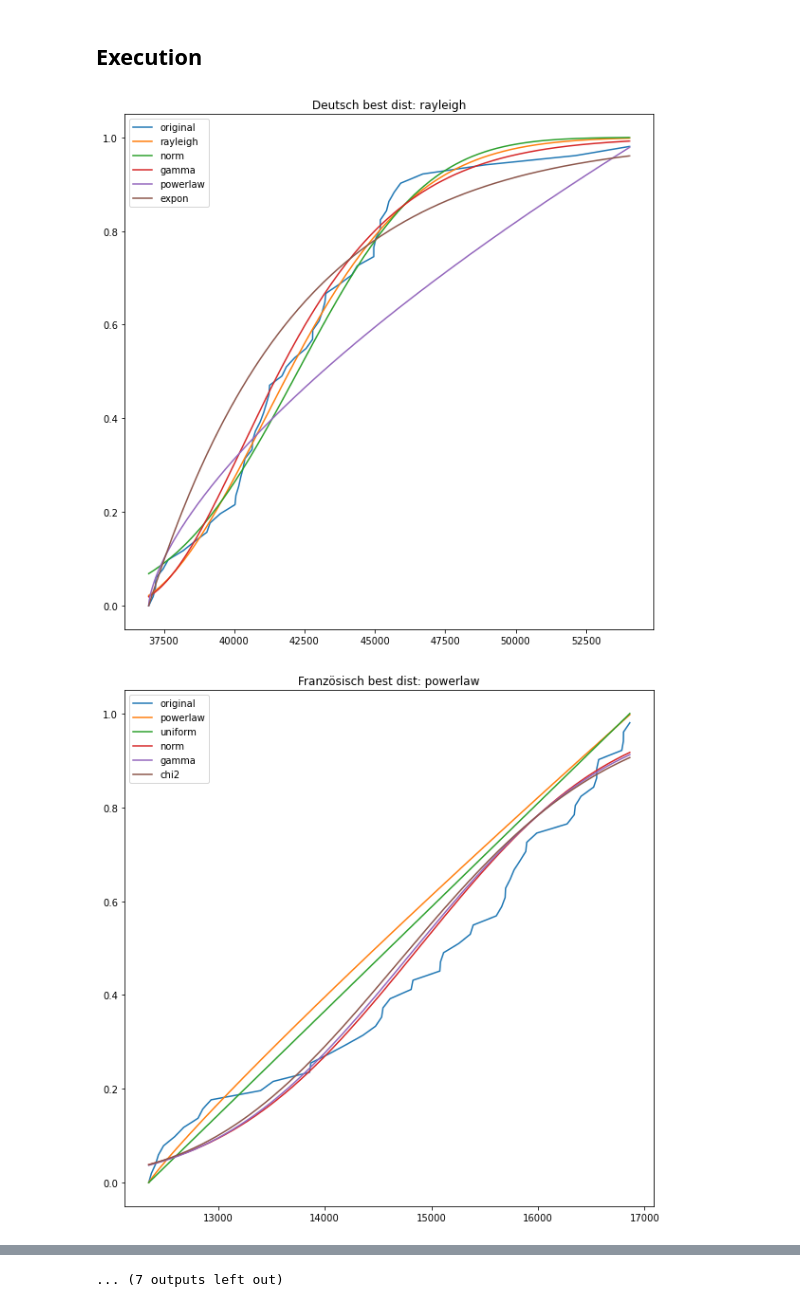
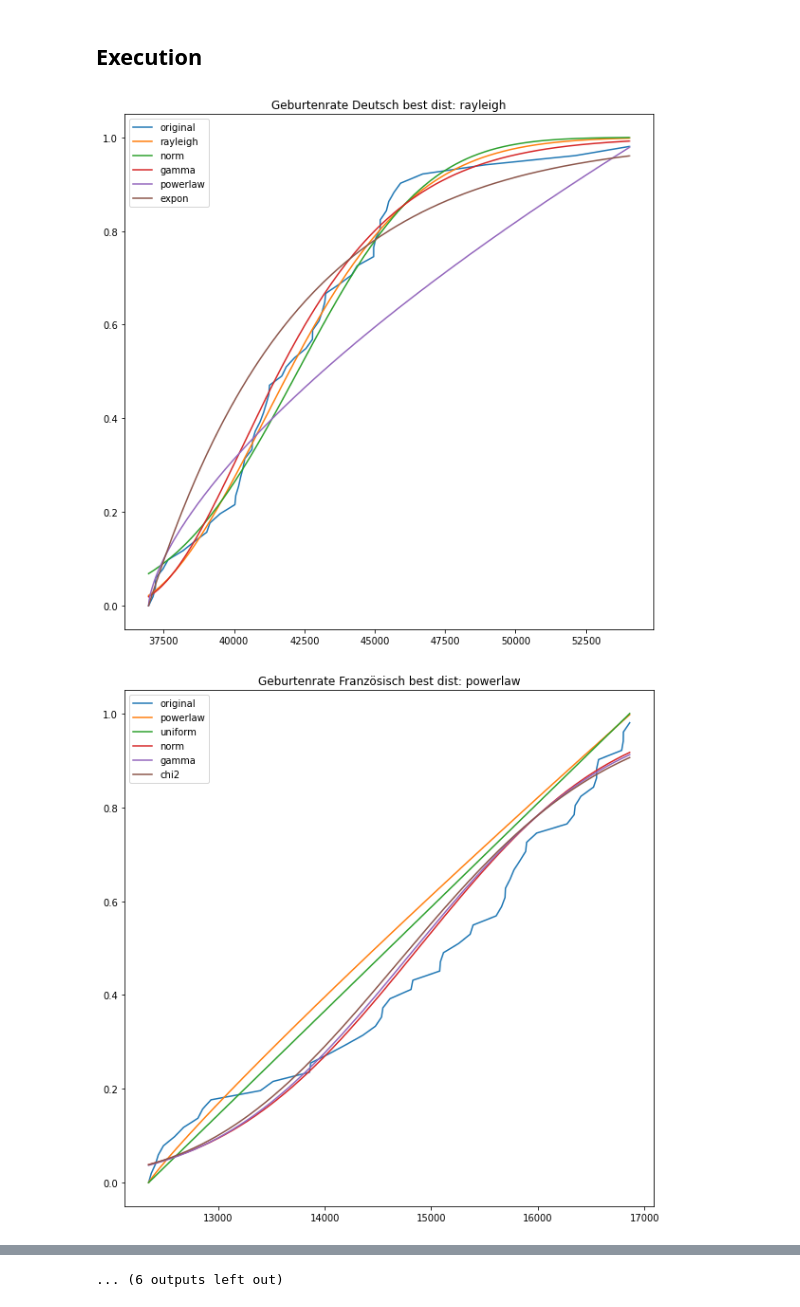
Before and after one commit to nicolarohner1337/omc-WER, a Jupyter notebook: Abgabe/OMC_Sprachen.ipynb, the cells around one changed output, grey strips where cells are left out. Saved outputs shown, nothing was run; the diff lists cells and outputs as text; code cells hidden in the pictures.

Commit message:
added titles and timings

```diff
--- a/Abgabe/OMC_Sprachen.ipynb
+++ b/Abgabe/OMC_Sprachen.ipynb
@@ -275,44 +278,41 @@ def display_stackedArea_chart(Deutsch:np.array, Französisch:np.array, Italienis
 
     fig = go.Figure()
 
-    fig.add_trace(go.Scatter(x = np.array(range(0,years)), y = MeanOfSim(Deutsch),stackgroup='one',mode='lines', name='Deutsch',groupnorm='percent'))
-    fig.add_trace(go.Scatter(x = np.array(range(0,years)), y = MeanOfSim(Französisch),stackgroup='one',mode='lines', name='Französisch'))
-    fig.add_trace(go.Scatter(x = np.array(range(0,years)), y = MeanOfSim(Italienisch),stackgroup='one',mode='lines', name='Italienisch'))
-    fig.add_trace(go.Scatter(x = np.array(range(0,years)), y = MeanOfSim(Andere),stackgroup='one',mode='lines', name='Andere'))
+    fig.add_trace(go.Scatter(x = np.array(range(2022,2022+years)), y = MeanOfSim(Deutsch),stackgroup='one',mode='lines', name='Deutsch',groupnorm='percent'))
+    fig.add_trace(go.Scatter(x = np.array(range(2022,2022+years)), y = MeanOfSim(Französisch),stackgroup='one',mode='lines', name='Französisch'))
+    fig.add_trace(go.Scatter(x = np.array(range(2022,2022+years)), y = MeanOfSim(Italienisch),stackgroup='one',mode='lines', name='Italienisch'))
+    fig.add_trace(go.Scatter(x = np.array(range(2022,2022+years)), y = MeanOfSim(Andere),stackgroup='one',mode='lines', name='Andere'))
 
     fig.update_layout(
         showlegend=True,
+        title = "Simulation: Anteile der Sprachgruppen",
         xaxis_type='linear',
         yaxis=dict(
             type='linear',
             range=[1, 100],
             ticksuffix='%'))
-    #add y-axis title
-    fig.update_yaxes(title_text="Relative Häufigkeit")
-    #add x-axis title
-    fig.update_xaxes(title_text="Jahr")
 
     fig.show()
 
 def display_simulationEnd_dist(Deutsch:np.array, Französisch:np.array, Italienisch:np.array, Andere:np.array):
     fig, ax = plt.subplots(4, 1, figsize=(15,15))
 
-    ax[0].hist(Deutsch[:, -1])
+    ax[0].hist(Deutsch[:, -1], bins=30)
 
     ax[0].set_title("Distribution: Deutsch")
     ax[0].set_ylabel("Absolute Häufigkeit")
 
-    ax[1].hist(Französisch[:, -1])
+    ax[1].hist(Französisch[:, -1], bins=30)
 
     ax[1].set_title("Distribution: Französisch")
     ax[1].set_ylabel("Absolute Häufigkeit")
 
-    ax[2].hist(Italienisch[:, -1])
+    ax[2].hist(Italienisch[:, -1], bins=30)
 
     ax[2].set_title("Distribution: Italienisch")
     ax[2].set_ylabel("Absolute Häufigkeit")
 
-    ax[3].hist(Andere[:, -1])
+    ax[3].hist(Andere[:, -1], bins=30)
 
     ax[3].set_title("Distribution: Andere")
     ax[3].set_ylabel("Absolute Häufigkeit")
@@ -338,7 +338,7 @@ def get_distributionParams_of_auswanderung() -> dict:
 
         method = "sumsquare_error"
         dict_distributions[sprache] = f.get_best(method=method)
-
+        sprache = "Auswanderung "+sprache
         display_distributions_cdf(f, series.values, sprache, method)
 
     return dict_distributions
@@ -353,7 +353,7 @@ def get_distributionParams_of_einwanderung() -> dict:
 
         method = "sumsquare_error"
         dict_distributions[sprache] = f.get_best(method=method)
-
+        sprache = "Einwanderung "+sprache
         display_distributions_cdf(f, series.values, sprache, method)
 
     return dict_distributions
@@ -368,7 +368,7 @@ def get_distributionParams_of_todesrate() -> dict:
 
         method = "sumsquare_error"
         dict_distributions[sprache] = f.get_best(method=method)
-
+        sprache = "Todesrate "+sprache
         display_distributions_cdf(f, series.values, sprache, method)
 
     return dict_distributions
@@ -383,7 +383,7 @@ def get_distributionParams_of_geburtenrate() -> dict:
 
         method = "sumsquare_error"
         dict_distributions[sprache] = f.get_best(method=method)
-
+        sprache = "Geburtenrate "+sprache
         display_distributions_cdf(f, series.values, sprache, method)
 
     return dict_distributions
@@ -408,7 +408,7 @@ def generateDistribution_rvs(distr_type_params, pop_start, current_pop, sample_s
 
 def simulation(dist_geburtenRate, dist_todesRaten, dist_einwanderung, dist_auswanderung, startValue,years=50,n=10):
     runs = []
-    for i in range(n):
+    for i in tqdm(range(n)):
 
         valuesYear = [startValue]
         for year in range(2022,2022+years):
@@ -511,27 +514,32 @@ Der Erwartungswert und Varianz der einzelnen Zufallsvariablen wurde anhand von d
 # %%
 params_geburtenrate = get_distributionParams_of_geburtenrate()
 params_todesrate = get_distributionParams_of_todesrate()
 params_einwanderung = get_distributionParams_of_einwanderung()
 params_auswanderung = get_distributionParams_of_auswanderung()
 
 ## erwartungswerte prüfen!!!!!!!!!!
 
-n = 100
-years=100
+n = 1000000
+years=28
 startValues = (4440082, 1628228, 567203, 1850152)
 
 print("Population start size: ", np.sum(startValues))
 
 Deutsch = simulation(params_geburtenrate["Deutsch"], params_todesrate["Deutsch"], params_einwanderung["Deutsch"], params_auswanderung["Deutsch"], startValues[0],years=years,n=n)
 Französisch = simulation(params_geburtenrate["Französisch"], params_todesrate["Französisch"], params_einwanderung["Französisch"], params_auswanderung["Französisch"], startValues[1],years=years,n=n)
 Italienisch = simulation(params_geburtenrate["Italienisch"], params_todesrate["Italienisch"], params_einwanderung["Italienisch"], params_auswanderung["Italienisch"], startValues[2],years=years,n=n)
 Andere = simulation(params_geburtenrate["Andere"], params_todesrate["Andere"], params_einwanderung["Andere"], params_auswanderung["Andere"], startValues[3],years=years,n=n)
 
-print("Population end size: ", np.sum([MeanOfSim(Deutsch)[-1], MeanOfSim(Französisch)[-1], MeanOfSim(Italienisch)[-1], MeanOfSim(Andere)[-1]]))
+print("Population end size: ", int(np.sum([MeanOfSim(Deutsch)[-1], MeanOfSim(Französisch)[-1], MeanOfSim(Italienisch)[-1], MeanOfSim(Andere)[-1]])))
+
+print("Deutsch:", int(MeanOfSim(Deutsch)[-1]))
+print("Französisch:", int(MeanOfSim(Französisch)[-1]))
+print("Italienisch:", int(MeanOfSim(Italienisch)[-1]))
+print("Andere:", int(MeanOfSim(Andere)[-1]))
 
 display_sim(Deutsch, Französisch, Italienisch, Andere, 2022)
 display_stackedArea_chart(Deutsch, Französisch, Italienisch, Andere)
 display_simulationEnd_dist(Deutsch, Französisch, Italienisch, Andere)
 # %% [output]
-[figure, old version]
+[figure, new version]
-[figure, old version]
+[figure, new version]
@@ -548 +556 @@ display_simulationEnd_dist(Deutsch, Französisch, Italienisch, Andere)
-... (7 outputs left out)
+... (6 outputs left out)
```
Also changed, not shown: parts of 5 cells of this notebook.
